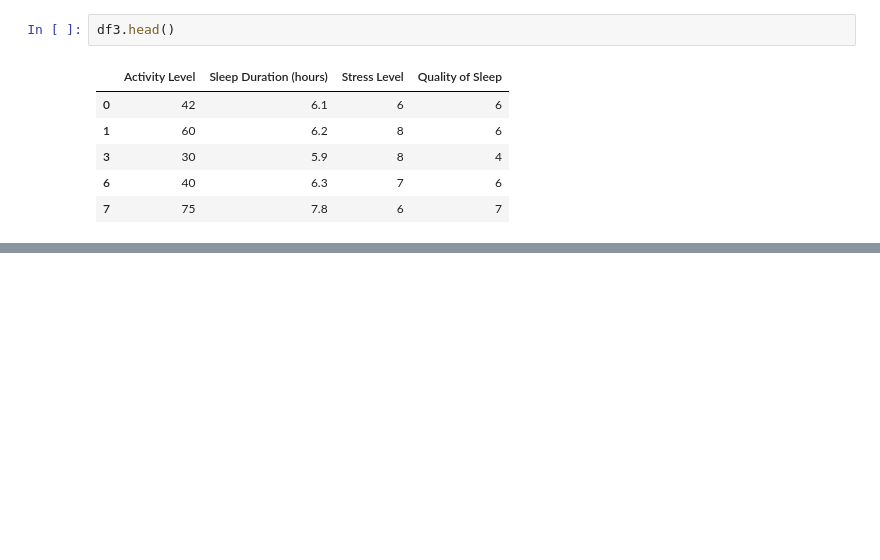
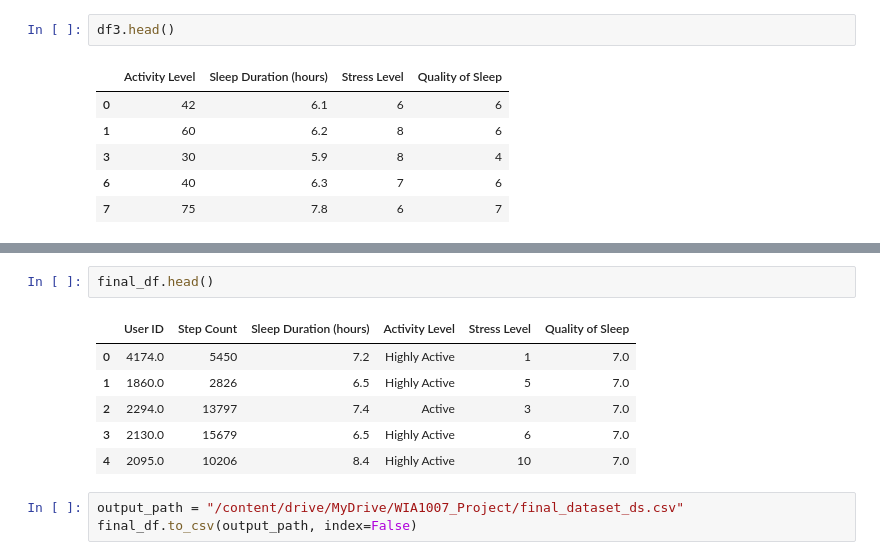
Before and after one commit to LuoYanHao-2025/Data_Science_Group31, a Jupyter notebook: project.ipynb, the cells around one changed output, grey strips where cells are left out. Saved outputs shown, nothing was run; the diff lists cells and outputs as text; blank space fills up the shorter version.

```diff
--- a/project.ipynb
+++ b/project.ipynb
@@ -142,0 +263,12 @@ df2.to_csv(output_path, index=False)
+# %%
+final_df.head()
+# %% [output]
+|  | User ID | Step Count | Sleep Duration (hours) | Activity Level | Stress Level | Quality of Sleep |
+| 0 | 4174.0 | 5450 | 7.2 | Highly Active | 1 | 7.0 |
+| 1 | 1860.0 | 2826 | 6.5 | Highly Active | 5 | 7.0 |
+| 2 | 2294.0 | 13797 | 7.4 | Active | 3 | 7.0 |
+| 3 | 2130.0 | 15679 | 6.5 | Highly Active | 6 | 7.0 |
+| 4 | 2095.0 | 10206 | 8.4 | Highly Active | 10 | 7.0 |
+# %%
+output_path = "/content/drive/MyDrive/WIA1007_Project/final_dataset_ds.csv"
+final_df.to_csv(output_path, index=False)
```
Also changed, not shown: parts of 14 cells of this notebook.
